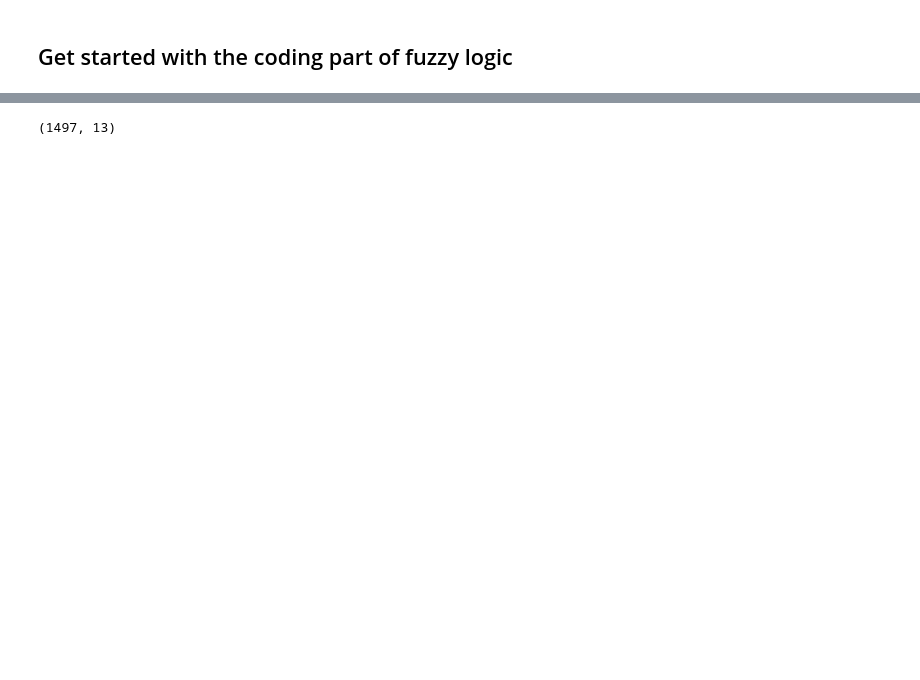
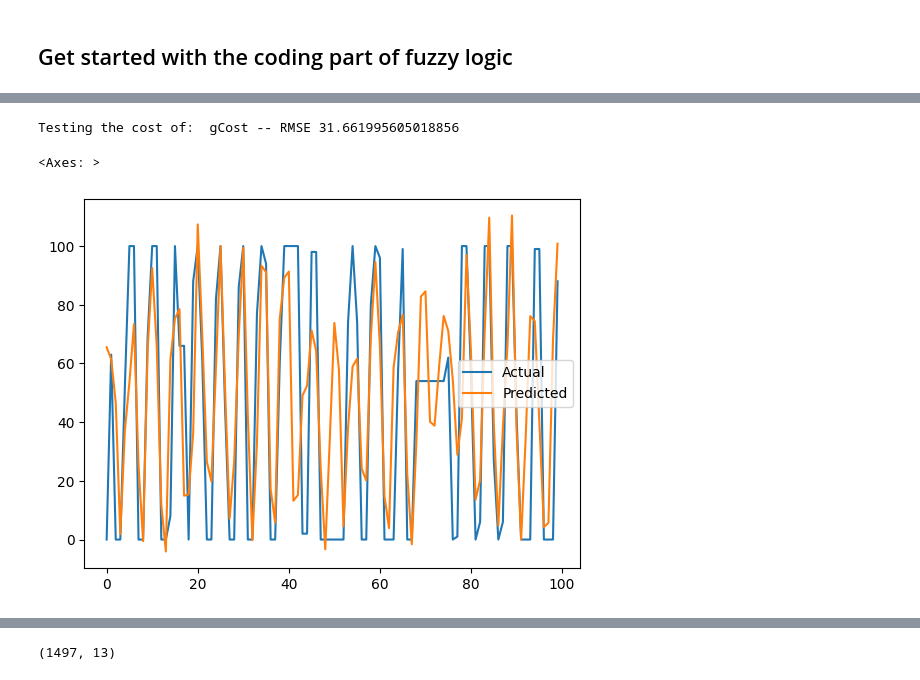
Before and after one commit to dipayan2/ARMAModel, a Jupyter notebook: PredictiveRun.ipynb, the cells around one changed output, grey strips where cells are left out. Saved outputs shown, nothing was run; the diff lists cells and outputs as text; code cells hidden in the pictures; blank space fills up the shorter version.

```diff
--- a/PredictiveRun.ipynb
+++ b/PredictiveRun.ipynb
@@ -190,0 +247,13 @@ def test_AR(yData, xData, shiftP=3):
+# %%
+## Some global variable setting
+shiftAR = 8
+shiftARX = 2
+trainIDX = 1000
+testIDX = 1000
+N_CLUST = 5
+endog = 'gCost'
+exog = 'mCost'
+exog1 = 'cCost'
+### Test values IDX
+TestIDX = 100 # How many steps to run
+## Is there any other things.... to do
@@ -190,0 +278,53 @@ def test_AR(yData, xData, shiftP=3):
+# %%
+## Getting only the relevant columns
+data_df = pd.DataFrame()
+data_df = complete_data[[endog,exog,exog1]]
+# data_df.head()
+# Creating Data for AR
+for i in range(1,shiftAR+1):
+    data_df['%s_%d'%(endog,i)] = data_df[endog].shift(i)
+data_df[exog] = data_df[exog].shift(1)
+for i in range(1,shitftARX+1):
+    data_df['%s_%d'%(exog,i)] = data_df[endog].shift(i+1)
+data_df[exog1] = data_df[exog1].shift(1)
+data_df = data_df.dropna() # Dropping NA
+# Train Test Divide
+train_df = data_df.iloc[:trainIDX,:]
+test_df = data_df.iloc[testIDX:,:]
+y_train = train_df.iloc[:,0].to_numpy()
+x_train = train_df.iloc[:,1:].to_numpy()
+y_test = test_df.iloc[:,0].to_numpy()
+x_test = test_df.iloc[:,1:].to_numpy()
+####### Trainign the data
+cluster_center,prob = train_Cluster(x_train[:,:],n_cluster = N_CLUST)  #Cluster Indices
+
+## Train the model
+model = []
+for i in range(N_CLUST):
+    out_model = simple_train(y_train,x_train,weight = prob[i,:])
+    model.append(out_model)
+
+######## Testing the results
+
+yPred = [ 0 for i in range(N_CLUST)]
+probPred = getCluster(x_test[:TestIDX], cluster_center)
+
+## Test the values
+for i in range(N_CLUST):
+    y_t = simple_test(model[i],x_test[:TestIDX], y_test[:TestIDX])
+    yPred[i] = np.array(probPred[i,:])*np.array(y_t)
+
+y_target = sum(yPred)
+y_out = y_test[:TestIDX]
+print("Testing the cost of: ", endog, "-- RMSE", rmse(y_out,y_target))
+# Plot the results
+df_plot = pd.DataFrame()
+df_plot['Actual'] = y_out
+df_plot['Predicted'] = y_target
+df_plot[['Actual','Predicted']].plot()
+
+#### Done
+# %% [output]
+Testing the cost of:  gCost -- RMSE 31.661995605018856
+<Axes: >
+[figure, added]
```
Also changed, not shown: parts of 24 cells of this notebook, 1 other file.
